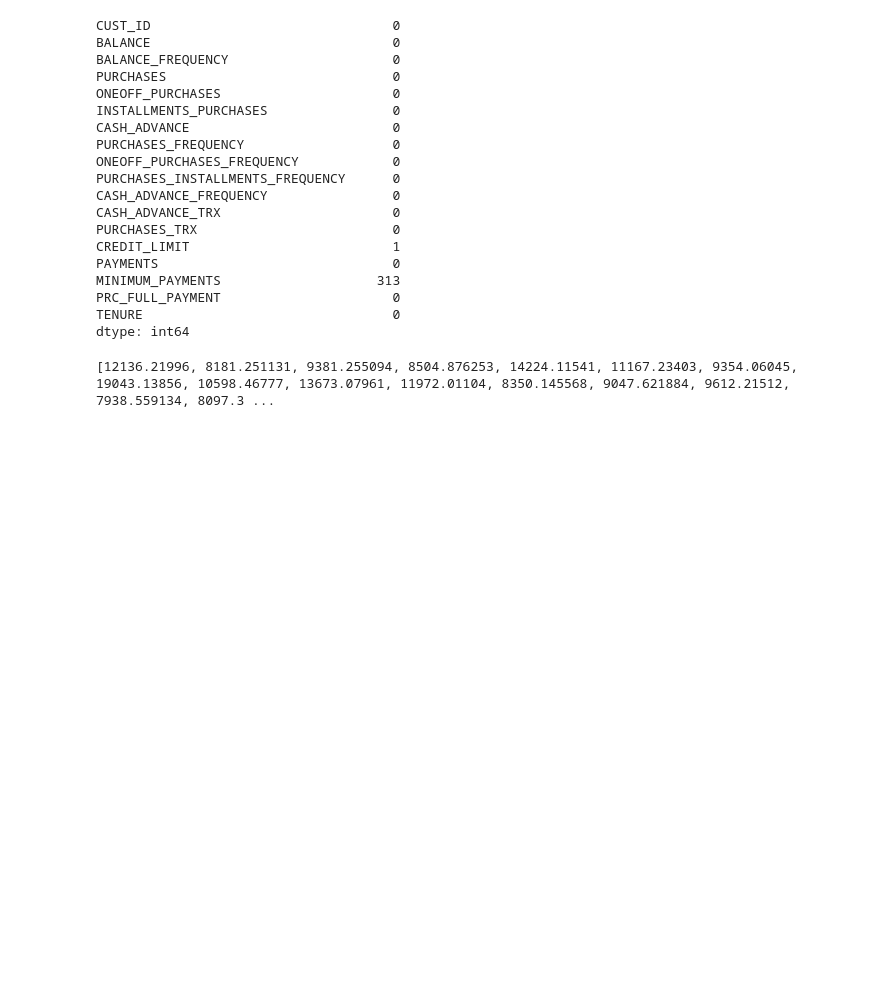
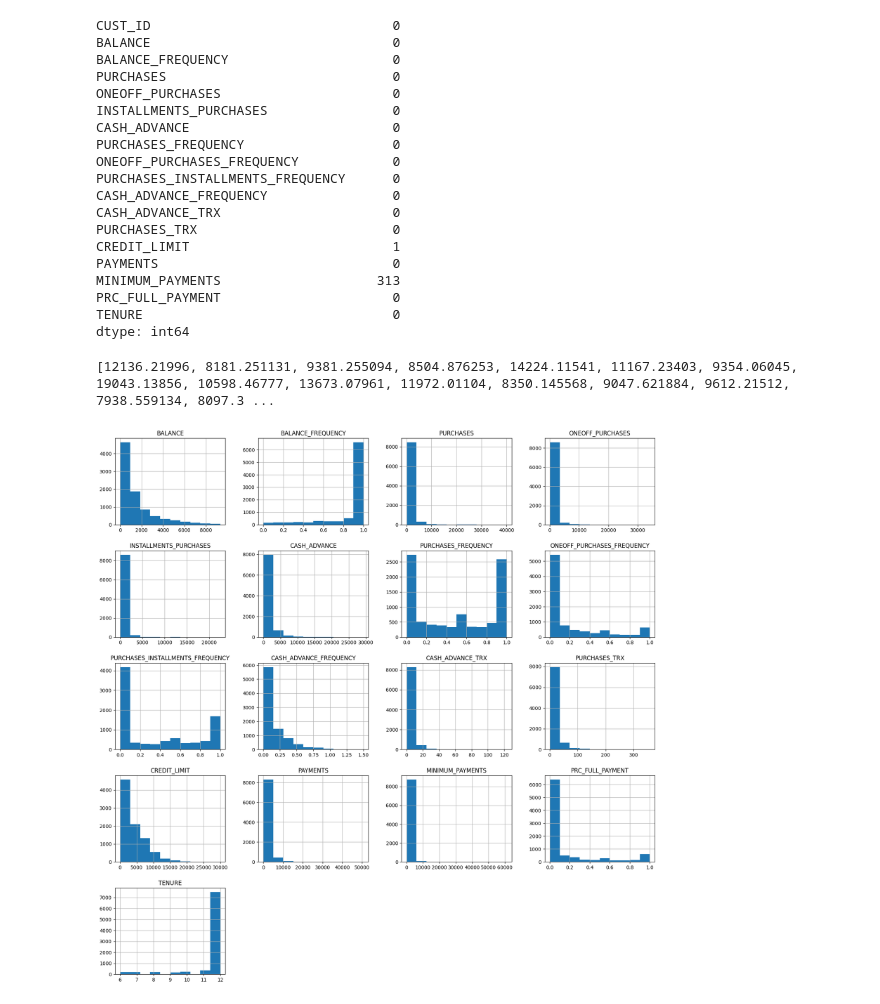
Before and after one commit to CtrlCri/Fintech-Projects, a Jupyter notebook: Credit Card Fraud Data/creditcardf.ipynb, the cells around one changed output. Cells and saved outputs as stored; diff of their text form; code cells hidden in the pictures; blank space fills up the shorter version.

```diff
--- a/Credit Card Fraud Data/creditcardf.ipynb
+++ b/Credit Card Fraud Data/creditcardf.ipynb
@@ -102,3 +102,9 @@ PRC_FULL_PAYMENT                      0
 TENURE                                0
 dtype: int64
 [12136.21996, 8181.251131, 9381.255094, 8504.876253, 14224.11541, 11167.23403, 9354.06045, 19043.13856, 10598.46777, 13673.07961, 11972.01104, 8350.145568, 9047.621884, 9612.21512, 7938.559134, 8097.3 ...
+# %%
+# Explorar las distribuciones de las variables
+df.hist(figsize=(20,20))
+plt.show()
+# %% [output]
+[figure, added]
```
